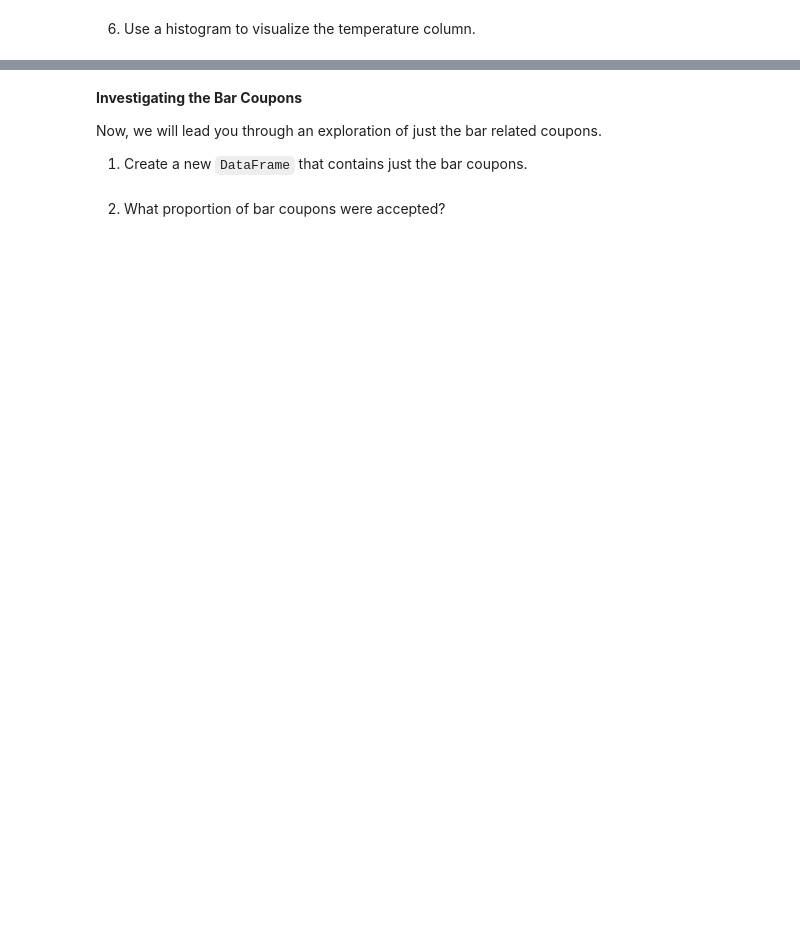
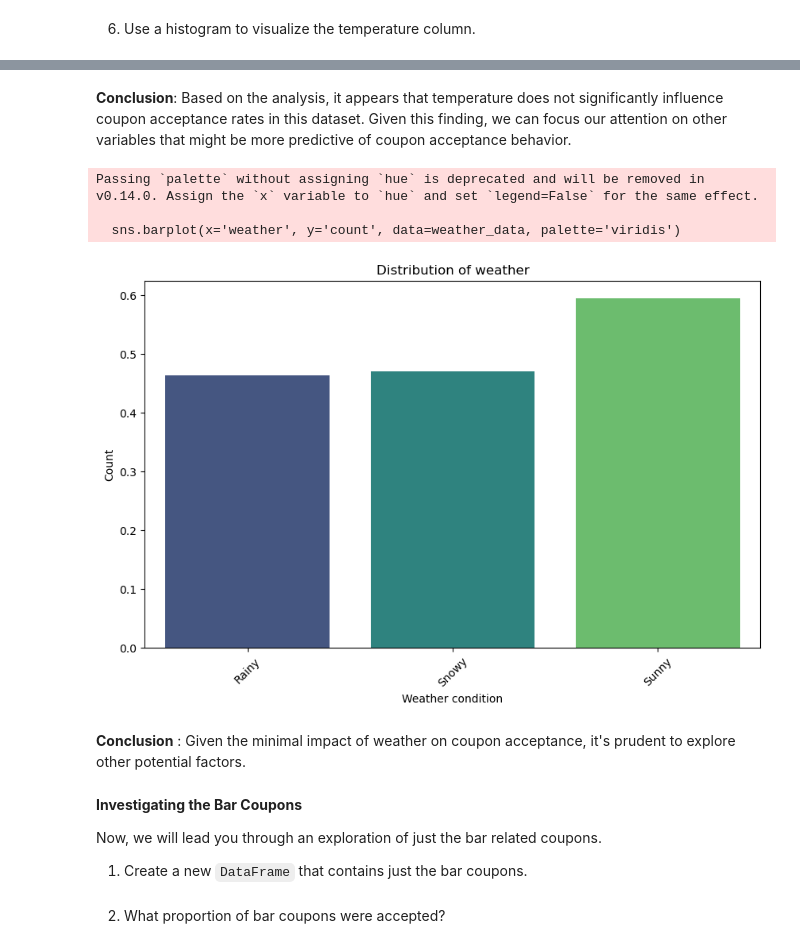
Before and after one commit to RSellathurai/MLAI-MOD5-PAA-01, a Jupyter notebook: prompt.ipynb, the cells around one changed output, grey strips where cells are left out. Cells and saved outputs as stored; diff of their text form; code cells hidden in the pictures; blank space fills up the shorter version.

```diff
--- a/prompt.ipynb
+++ b/prompt.ipynb
@@ -148,3 +193,29 @@ plt.show()
+# %% [markdown]
+**Conclusion**:
+Based on the analysis, it appears that temperature does not significantly influence coupon acceptance rates in this dataset.
+Given this finding, we can focus our attention on other variables that might be more predictive of coupon acceptance behavior.
+# %%
+# Let's see in which weather the drive accepts the token the most
+
+# Group by weather and calculate the acceptance ratio
+weather_data = data.groupby('weather')['Y'].mean().reset_index()
+weather_data.columns = ['weather', 'count']
+
+# Plot it
+plt.figure(figsize=(10, 6))
+sns.barplot(x='weather', y='count', data=weather_data, palette='viridis')
+plt.title('Distribution of weather')
+plt.xlabel('Weather condition')
+plt.ylabel('Count')
+plt.xticks(rotation=45)
+plt.show()
+# %% [output]
+Passing `palette` without assigning `hue` is deprecated and will be removed in v0.14.0. Assign the `x` variable to `hue` and set `legend=False` for the same effect.
+
+  sns.barplot(x='weather', y='count', data=weather_data, palette='viridis')
+[figure, added]
+# %% [markdown]
+**Conclusion** : Given the minimal impact of weather on coupon acceptance, it's prudent to explore other potential factors.
 # %% [markdown]
 **Investigating the Bar Coupons**
 
```
Also changed, not shown: parts of 51 cells of this notebook.
